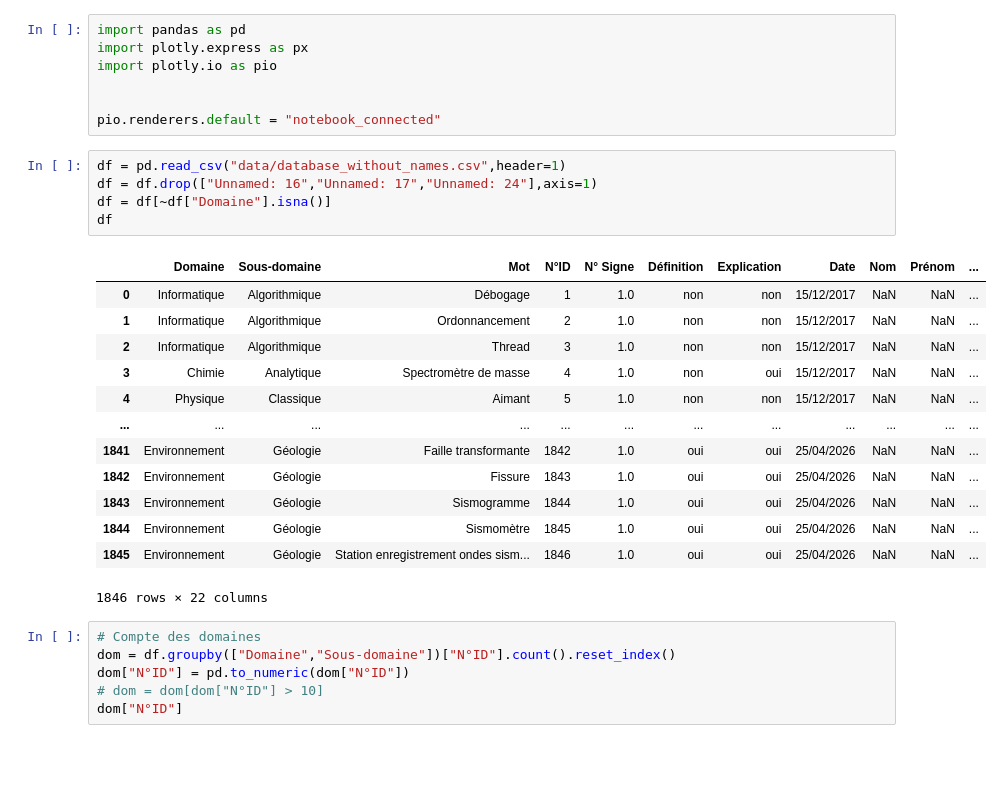
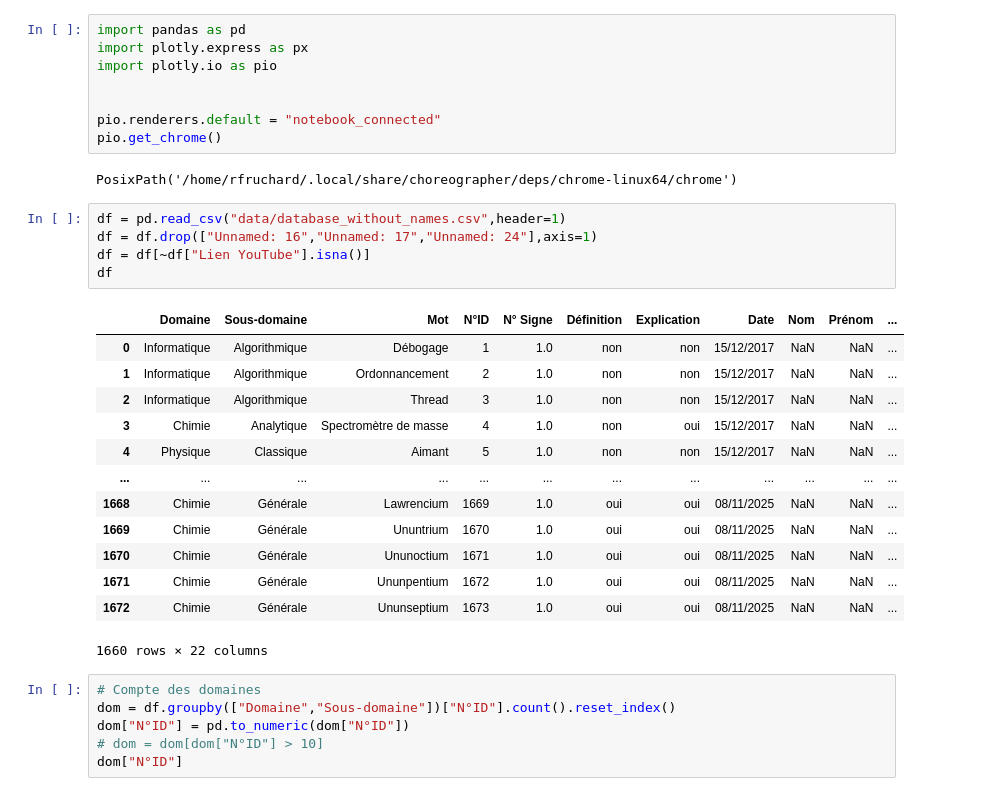
Before and after one commit to ArchaeaHunter/signaire-stim-publique, a Jupyter notebook: analyse_bdd.ipynb, the cells around one changed output. Cells and saved outputs as stored; diff of their text form; blank space fills up the shorter version.

```diff
--- a/analyse_bdd.ipynb
+++ b/analyse_bdd.ipynb
@@ -5,25 +5,28 @@ import plotly.io as pio
 
 
 pio.renderers.default = "notebook_connected"
+pio.get_chrome()
+# %% [output]
+PosixPath('/home/rfruchard/.local/share/choreographer/deps/chrome-linux64/chrome')
 # %%
 df = pd.read_csv("data/database_without_names.csv",header=1)
 df = df.drop(["Unnamed: 16","Unnamed: 17","Unnamed: 24"],axis=1)
-df = df[~df["Domaine"].isna()]
+df = df[~df["Lien YouTube"].isna()]
 df
 # %% [output]
 |  | Domaine | Sous-domaine | Mot | N°ID | N° Signe | Définition | Explication | Date | Nom | Prénom | ... |
 | 0 | Informatique | Algorithmique | Débogage | 1 | 1.0 | non | non | 15/12/2017 | NaN | NaN | ... |
 | 1 | Informatique | Algorithmique | Ordonnancement | 2 | 1.0 | non | non | 15/12/2017 | NaN | NaN | ... |
 | 2 | Informatique | Algorithmique | Thread | 3 | 1.0 | non | non | 15/12/2017 | NaN | NaN | ... |
 | 3 | Chimie | Analytique | Spectromètre de masse | 4 | 1.0 | non | oui | 15/12/2017 | NaN | NaN | ... |
 | 4 | Physique | Classique | Aimant | 5 | 1.0 | non | non | 15/12/2017 | NaN | NaN | ... |
 | ... | ... | ... | ... | ... | ... | ... | ... | ... | ... | ... | ... |
-| 1841 | Environnement | Géologie | Faille transformante | 1842 | 1.0 | oui | oui | 25/04/2026 | NaN | NaN | ... |
-| 1842 | Environnement | Géologie | Fissure | 1843 | 1.0 | oui | oui | 25/04/2026 | NaN | NaN | ... |
-| 1843 | Environnement | Géologie | Sismogramme | 1844 | 1.0 | oui | oui | 25/04/2026 | NaN | NaN | ... |
-| 1844 | Environnement | Géologie | Sismomètre | 1845 | 1.0 | oui | oui | 25/04/2026 | NaN | NaN | ... |
-| 1845 | Environnement | Géologie | Station enregistrement ondes sism... | 1846 | 1.0 | oui | oui | 25/04/2026 | NaN | NaN | ... |
+| 1668 | Chimie | Générale | Lawrencium | 1669 | 1.0 | oui | oui | 08/11/2025 | NaN | NaN | ... |
+| 1669 | Chimie | Générale | Ununtrium | 1670 | 1.0 | oui | oui | 08/11/2025 | NaN | NaN | ... |
+| 1670 | Chimie | Générale | Ununoctium | 1671 | 1.0 | oui | oui | 08/11/2025 | NaN | NaN | ... |
+| 1671 | Chimie | Générale | Ununpentium | 1672 | 1.0 | oui | oui | 08/11/2025 | NaN | NaN | ... |
+| 1672 | Chimie | Générale | Ununseptium | 1673 | 1.0 | oui | oui | 08/11/2025 | NaN | NaN | ... |
-1846 rows × 22 columns
+1660 rows × 22 columns
 # %%
 # Compte des domaines
 dom = df.groupby(["Domaine","Sous-domaine"])["N°ID"].count().reset_index()
```
Also changed, not shown: parts of 1 cell of this notebook.
